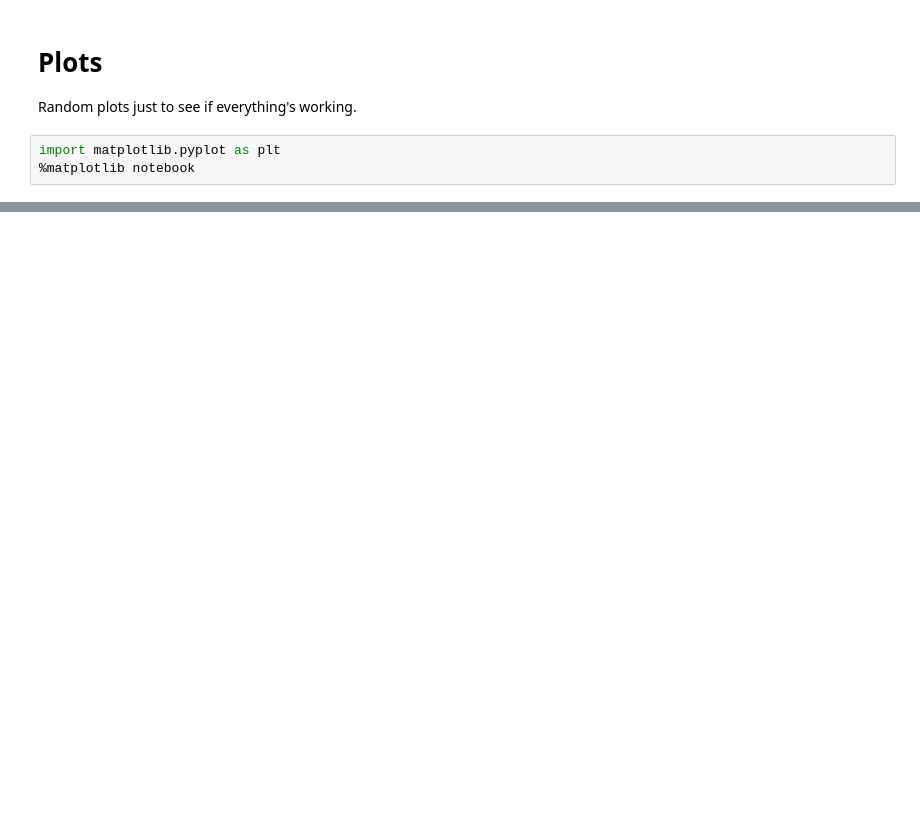
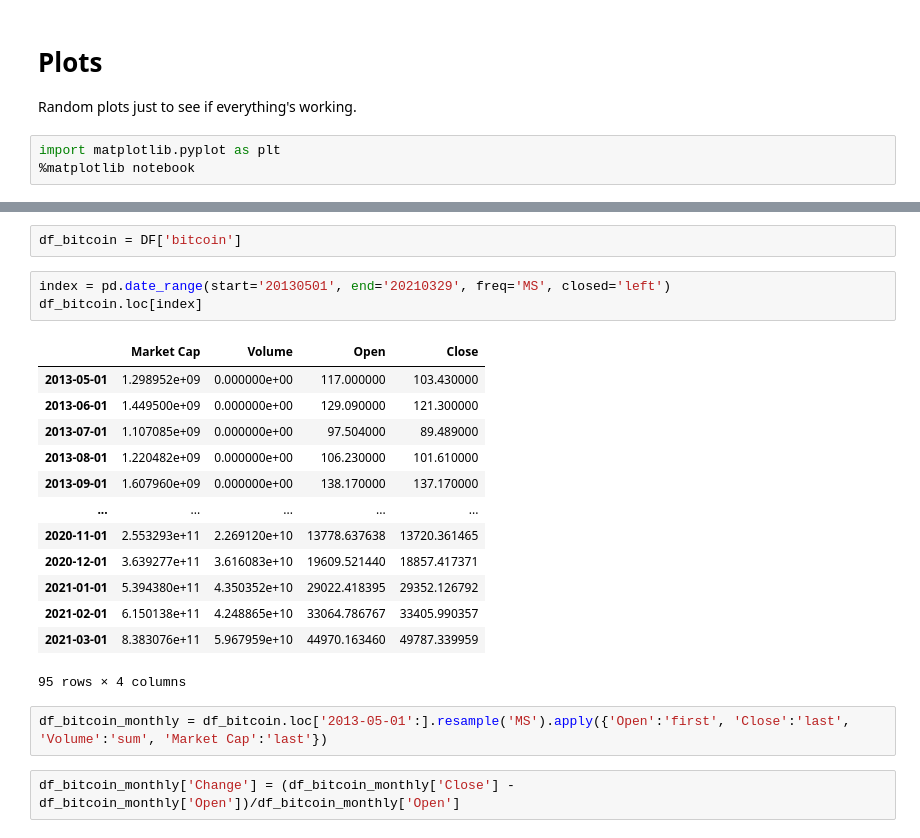
Before and after one commit to bplfamily/bplnotebooks, a Jupyter notebook: 01 - CoinGecko/CoinGecko Historical Data, Parquet.ipynb, the cells around one changed output, grey strips where cells are left out. Saved outputs shown, nothing was run; the diff lists cells and outputs as text; blank space fills up the shorter version.

```diff
--- a/01 - CoinGecko/CoinGecko Historical Data, Parquet.ipynb
+++ b/01 - CoinGecko/CoinGecko Historical Data, Parquet.ipynb
@@ -57,0 +88,23 @@ fig = plt.figure(); df['electroneum']['Close'].plot(figure=fig)
+# %%
+df_bitcoin = DF['bitcoin']
+# %%
+index = pd.date_range(start='20130501', end='20210329', freq='MS', closed='left')
+df_bitcoin.loc[index]
+# %% [output]
+|  | Market Cap | Volume | Open | Close |
+| 2013-05-01 | 1.298952e+09 | 0.000000e+00 | 117.000000 | 103.430000 |
+| 2013-06-01 | 1.449500e+09 | 0.000000e+00 | 129.090000 | 121.300000 |
+| 2013-07-01 | 1.107085e+09 | 0.000000e+00 | 97.504000 | 89.489000 |
+| 2013-08-01 | 1.220482e+09 | 0.000000e+00 | 106.230000 | 101.610000 |
+| 2013-09-01 | 1.607960e+09 | 0.000000e+00 | 138.170000 | 137.170000 |
+| ... | ... | ... | ... | ... |
+| 2020-11-01 | 2.553293e+11 | 2.269120e+10 | 13778.637638 | 13720.361465 |
+| 2020-12-01 | 3.639277e+11 | 3.616083e+10 | 19609.521440 | 18857.417371 |
+| 2021-01-01 | 5.394380e+11 | 4.350352e+10 | 29022.418395 | 29352.126792 |
+| 2021-02-01 | 6.150138e+11 | 4.248865e+10 | 33064.786767 | 33405.990357 |
+| 2021-03-01 | 8.383076e+11 | 5.967959e+10 | 44970.163460 | 49787.339959 |
+95 rows × 4 columns
+# %%
+df_bitcoin_monthly = df_bitcoin.loc['2013-05-01':].resample('MS').apply({'Open':'first', 'Close':'last', 'Volume':'sum', 'Market Cap':'last'})
+# %%
+df_bitcoin_monthly['Change'] = (df_bitcoin_monthly['Close'] - df_bitcoin_monthly['Open'])/df_bitcoin_monthly['Open']
```
Also changed, not shown: parts of 16 cells of this notebook, 2 other files.
